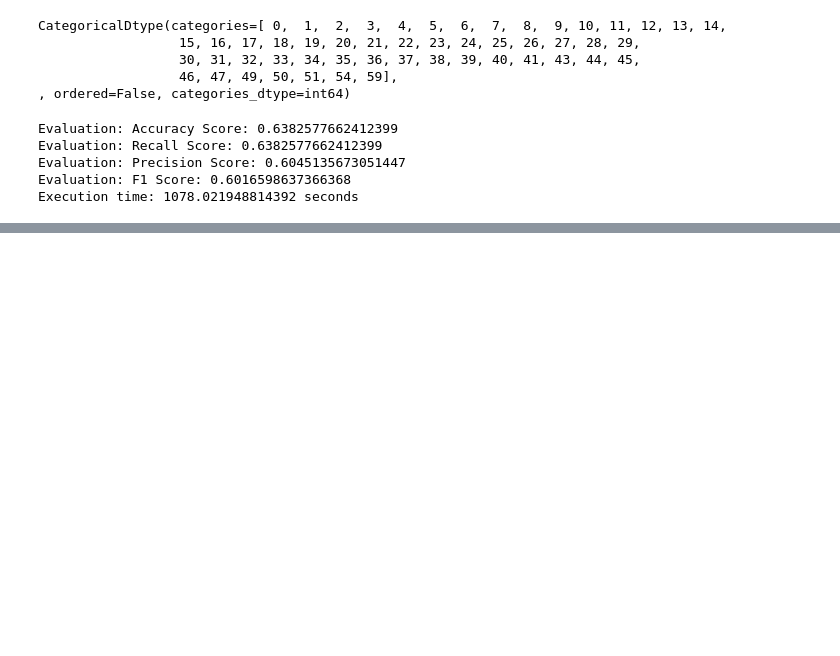
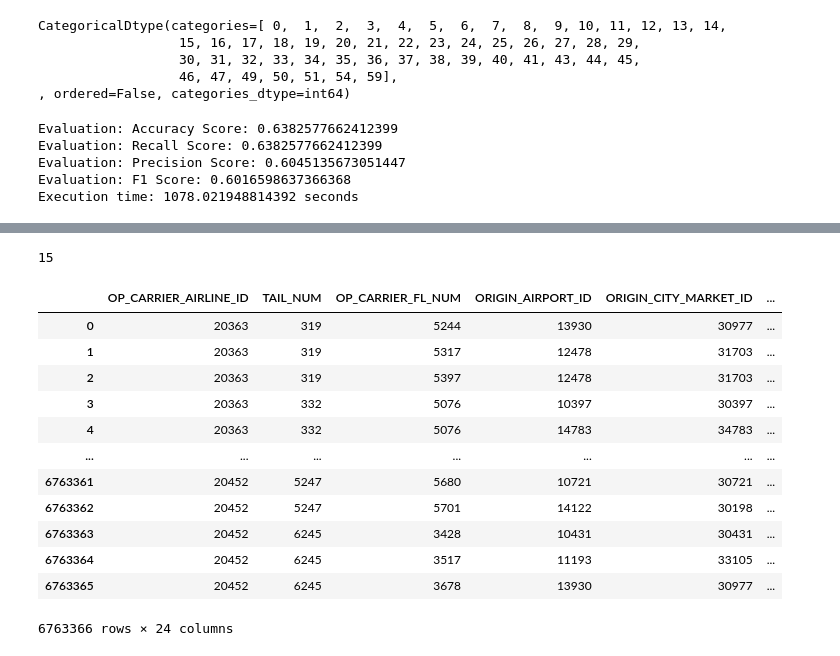
Before and after one commit to MohammedGuniem/Prediction-of-On-time-Flight-Performance, a Jupyter notebook: notebooks/experiment xgboost.ipynb, the cells around one changed output, grey strips where cells are left out. Saved outputs shown, nothing was run; the diff lists cells and outputs as text; code cells hidden in the pictures; blank space fills up the shorter version.

```diff
--- a/notebooks/experiment xgboost.ipynb
+++ b/notebooks/experiment xgboost.ipynb
@@ -406,0 +470,36 @@ Execution time: 1078.021948814392 seconds
+# %%
+len(np.unique(training_df['DEP_DELAY_GROUP'].values))
+# %% [output]
+15
+# %%
+X = training_df[categorical_features+numerical_features].values
+y = training_df['DEP_DELAY_GROUP'].values
+
+model = xgb.XGBRegressor(
+    enable_categorical=True,
+    objective='reg:squarederror',
+    eval_metric='rmse',
+    random_state=123
+)
+
+model.fit(X, y)
+
+y_pred_delay_hours = model.predict(testing_df[categorical_features+numerical_features].values)
+
+testing_df['PREDICTED_DELAY_HOUR_GROUPS'] = np.round(y_pred_delay_hours)
+
+display(testing_df)
+# %% [output]
+|  | OP_CARRIER_AIRLINE_ID | TAIL_NUM | OP_CARRIER_FL_NUM | ORIGIN_AIRPORT_ID | ORIGIN_CITY_MARKET_ID | ... |
+| 0 | 20363 | 319 | 5244 | 13930 | 30977 | ... |
+| 1 | 20363 | 319 | 5317 | 12478 | 31703 | ... |
+| 2 | 20363 | 319 | 5397 | 12478 | 31703 | ... |
+| 3 | 20363 | 332 | 5076 | 10397 | 30397 | ... |
+| 4 | 20363 | 332 | 5076 | 14783 | 34783 | ... |
+| ... | ... | ... | ... | ... | ... | ... |
+| 6763361 | 20452 | 5247 | 5680 | 10721 | 30721 | ... |
+| 6763362 | 20452 | 5247 | 5701 | 14122 | 30198 | ... |
+| 6763363 | 20452 | 6245 | 3428 | 10431 | 30431 | ... |
+| 6763364 | 20452 | 6245 | 3517 | 11193 | 33105 | ... |
+| 6763365 | 20452 | 6245 | 3678 | 13930 | 30977 | ... |
+6763366 rows × 24 columns
```
Also changed, not shown: parts of 12 cells of this notebook.
